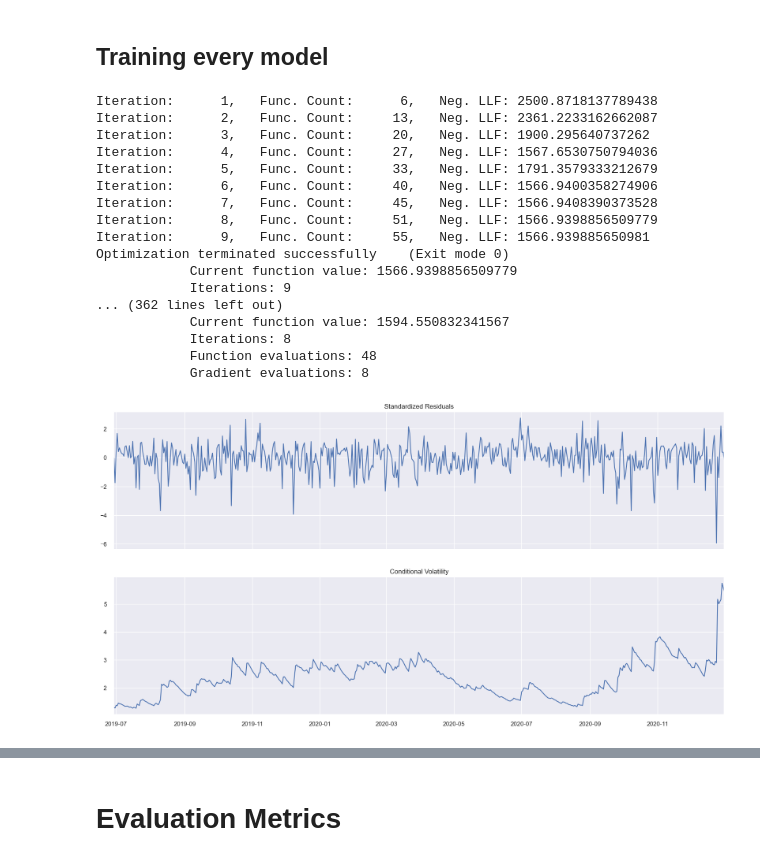
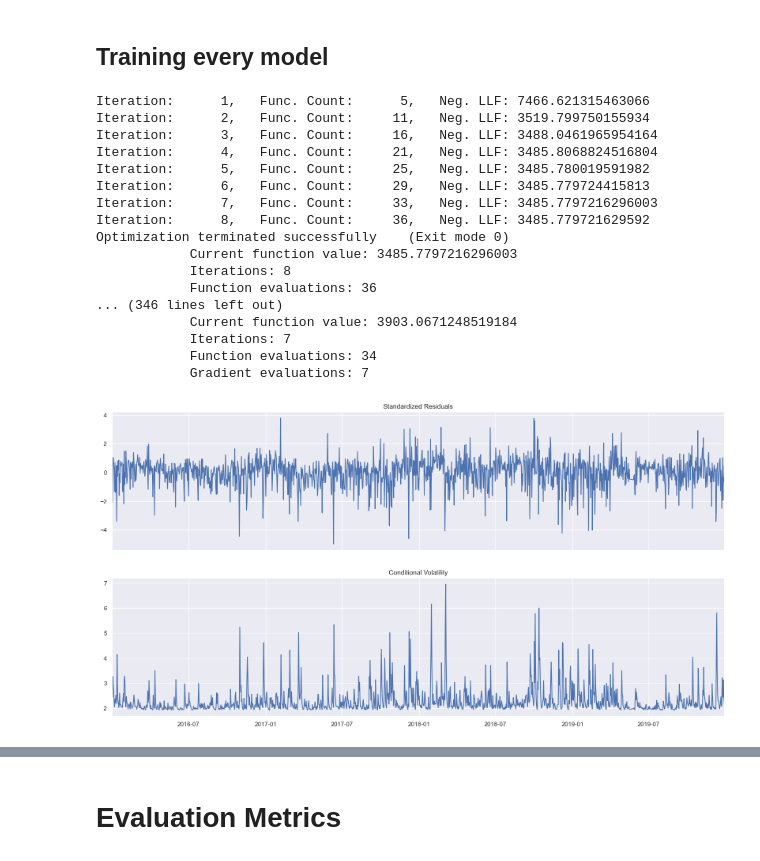
Before and after one commit to KlimisStilp/Price_Timeseries_UK_VScode, a Jupyter notebook: Price Timeseries UK/Totalload_SolarWind_Price_Timeseries.ipynb, the cells around one changed output, grey strips where cells are left out. Drawn from its saved outputs; the diff is of its cells as text; code cells hidden in the pictures.

Commit message:
added model combinations, eval metrics

```diff
--- a/Price Timeseries UK/Totalload_SolarWind_Price_Timeseries.ipynb
+++ b/Price Timeseries UK/Totalload_SolarWind_Price_Timeseries.ipynb
@@ -245,3 +245,5 @@ lag_col(df_model, 'WindOnGeneration', lags)
+# %%
+df_model = df_model[df_model['Year'] !=2015]
 # %% [markdown]
 # Re-forming our dataset
 # %% [markdown]
@@ -306,6 +308,9 @@ df_hour[23]
 from sklearn.model_selection import train_test_split
 
 # Splitting every dataset for our dependent and independent variables
+
+
+
 
 X_train = {hour: pd.DataFrame() for hour in hours}
 y_train = {hour: pd.DataFrame() for hour in hours}
@@ -315,7 +320,7 @@ y_test = {hour: pd.DataFrame() for hour in hours}
 for hour in range(len(hours)):
     X_train[hour], X_test[hour], y_train[hour], y_test[hour] = train_test_split(df_hour[hour].drop(columns='Price'),
                                                                                 df_hour[hour]['Price'],
-                                                                                test_size=0.25,
+                                                                                test_size=0.20,
                                                                                 shuffle=False)
 # %% [markdown]
 ## Lasso Regressor and TimeSeriesSplit
@@ -414,18 +422,26 @@ Text(0.5, 0, 'Coefficients')
 # for every hour
 
 
-lasso = {hour: pd.DataFrame() for hour in hours}
+lasso_train = {hour: pd.DataFrame() for hour in hours}
+lasso_test = {hour: pd.DataFrame() for hour in hours}
 
 for hour in hours:
-    lasso[hour] = pd.DataFrame(columns=['Actual Value', 'Predicted Value', 'Residual', 'Squared Residuals'])
-    lasso[hour]['Actual Value'] = y_test[hour]
-    lasso[hour]['Predicted Value'] = model_train[hour].predict(X_test[hour])
-    lasso[hour]['Residual'] = lasso[hour]['Actual Value'] - lasso[hour]['Predicted Value']
-    lasso[hour]['Squared Residuals'] = lasso[hour]['Residual'].mul(lasso[hour]['Residual'])
+    lasso_train[hour] = pd.DataFrame(columns=['Actual Value', 'Predicted Value', 'Residual', 'Squared Residuals'])
+    lasso_train[hour]['Actual Value'] = y_train[hour]
+    lasso_train[hour]['Predicted Value'] = model_train[hour].predict(X_train[hour])
+    lasso_train[hour]['Residual'] = lasso_train[hour]['Actual Value'] - lasso_train[hour]['Predicted Value']
+    lasso_train[hour]['Squared Residuals'] = lasso_train[hour]['Residual'].mul(lasso_train[hour]['Residual'])
+
+for hour in hours:
+    lasso_test[hour] = pd.DataFrame(columns=['Actual Value', 'Predicted Value', 'Residual', 'Squared Residuals'])
+    lasso_test[hour]['Actual Value'] = y_test[hour]
+    lasso_test[hour]['Predicted Value'] = model_train[hour].predict(X_test[hour])
+    lasso_test[hour]['Residual'] = lasso_test[hour]['Actual Value'] - lasso_test[hour]['Predicted Value']
+    lasso_test[hour]['Squared Residuals'] = lasso_test[hour]['Residual'].mul(lasso_test[hour]['Residual'])
 
 
 # Example of the table
-lasso[18]
+lasso_train[18]
 # %% [output]
 |  | Actual Value | Predicted Value | Residual | Squared Residuals |
 | DateTime |  |  |  |  |
@@ -493,29 +542,29 @@ Text(0.5, 1.0, 'QQplot for Standardized Residuals - GARCH(1,1) 18:00')
 # Training every garch model for every hour ( takes the residuals from our trained lasso models)
 
 from scipy import stats
-garch_lasso = {hour: pd.DataFrame() for hour in hours}
+garch_lasso_train = {hour: pd.DataFrame() for hour in hours}
 
 for hour in hours:
-    garch_lasso[hour] = arch_model(lasso[hour]['Residual'], vol='GARCH', p=1,q=1, mean='Constant').fit()
+    garch_lasso_train[hour] = arch_model(lasso_train[hour]['Residual'], vol='GARCH', p=1,q=1, mean='zero').fit()
 # %% [output]
-Iteration:      1,   Func. Count:      6,   Neg. LLF: 2500.8718137789438
-Iteration:      2,   Func. Count:     13,   Neg. LLF: 2361.2233162662087
-Iteration:      3,   Func. Count:     20,   Neg. LLF: 1900.295640737262
-Iteration:      4,   Func. Count:     27,   Neg. LLF: 1567.6530750794036
-Iteration:      5,   Func. Count:     33,   Neg. LLF: 1791.3579333212679
-Iteration:      6,   Func. Count:     40,   Neg. LLF: 1566.9400358274906
-Iteration:      7,   Func. Count:     45,   Neg. LLF: 1566.9408390373528
-Iteration:      8,   Func. Count:     51,   Neg. LLF: 1566.9398856509779
-Iteration:      9,   Func. Count:     55,   Neg. LLF: 1566.939885650981
+Iteration:      1,   Func. Count:      5,   Neg. LLF: 7466.621315463066
+Iteration:      2,   Func. Count:     11,   Neg. LLF: 3519.799750155934
+Iteration:      3,   Func. Count:     16,   Neg. LLF: 3488.0461965954164
+Iteration:      4,   Func. Count:     21,   Neg. LLF: 3485.8068824516804
+Iteration:      5,   Func. Count:     25,   Neg. LLF: 3485.780019591982
+Iteration:      6,   Func. Count:     29,   Neg. LLF: 3485.779724415813
+Iteration:      7,   Func. Count:     33,   Neg. LLF: 3485.7797216296003
+Iteration:      8,   Func. Count:     36,   Neg. LLF: 3485.779721629592
 Optimization terminated successfully    (Exit mode 0)
-            Current function value: 1566.9398856509779
-            Iterations: 9
-... (362 lines left out)
-            Current function value: 1594.550832341567
+            Current function value: 3485.7797216296003
             Iterations: 8
-            Function evaluations: 48
-            Gradient evaluations: 8
+            Function evaluations: 36
+... (346 lines left out)
+            Current function value: 3903.0671248519184
+            Iterations: 7
+            Function evaluations: 34
+            Gradient evaluations: 7
 # %%
-fig = garch_lasso[2].plot()
+fig = garch_lasso_train[2].plot()
 # %% [output]
-[figure, old version]
+[figure, new version]
```
Also changed, not shown: parts of 39 cells of this notebook.
